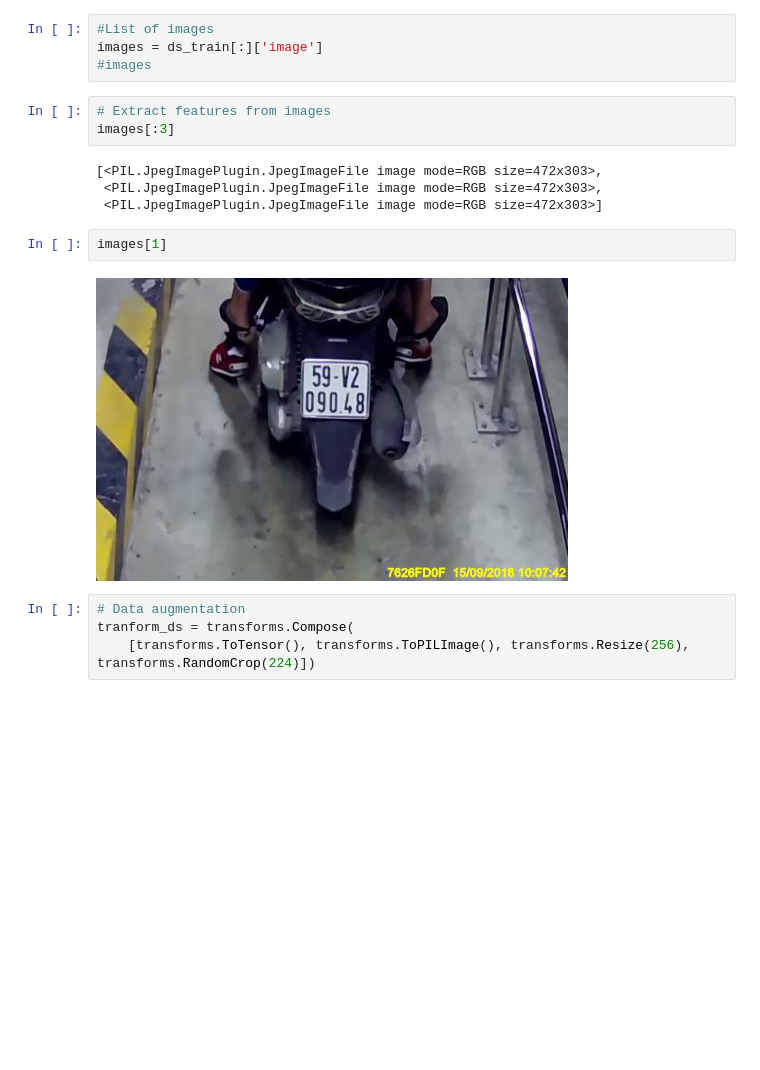
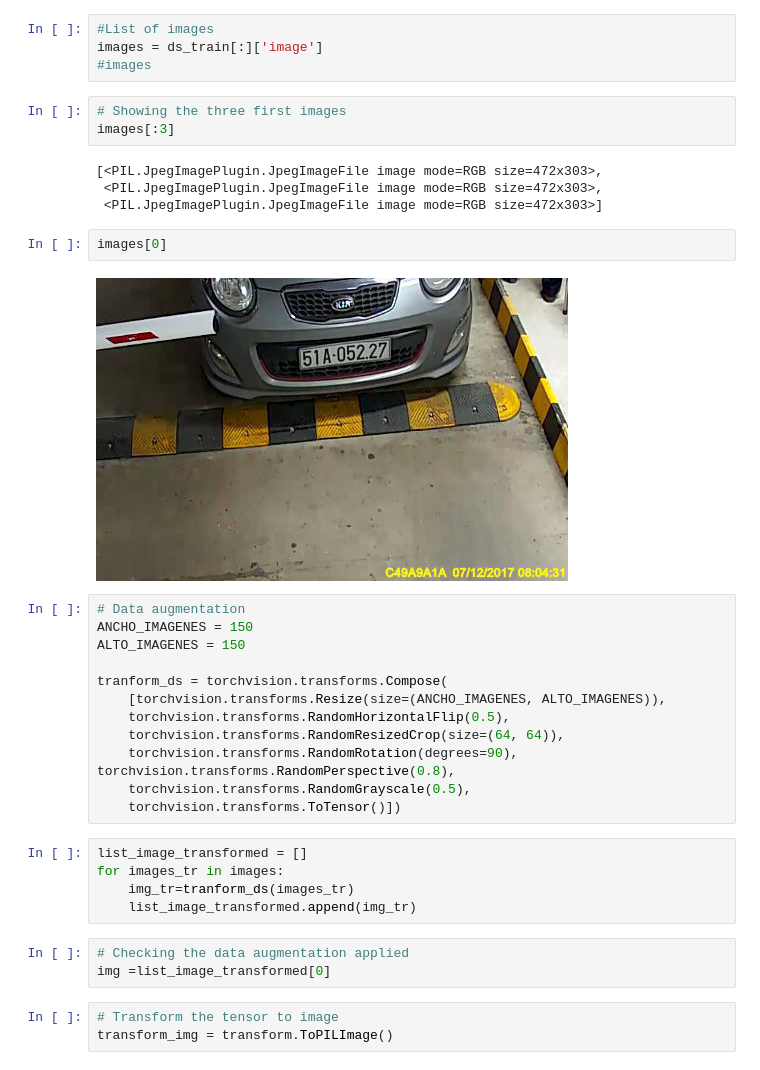
Before and after one commit to BenjaSar/VpC2, a Jupyter notebook: VpC2.ipynb, the cells around one changed output. Drawn from its saved outputs; the diff is of its cells as text; blank space fills up the shorter version.

Commit message:
Preprocessing image data with data augmentation for the training dataset

```diff
--- a/VpC2.ipynb
+++ b/VpC2.ipynb
@@ -77,17 +80,36 @@ ds_train.features
 images = ds_train[:]['image']
 #images
 # %%
-# Extract features from images
+# Showing the three first images
 images[:3]
 # %% [output]
 [<PIL.JpegImagePlugin.JpegImageFile image mode=RGB size=472x303>,
  <PIL.JpegImagePlugin.JpegImageFile image mode=RGB size=472x303>,
  <PIL.JpegImagePlugin.JpegImageFile image mode=RGB size=472x303>]
 # %%
-images[1]
+images[0]
 # %% [output]
-[figure, old version]
+[figure, new version]
-# %%
-# Data augmentation
-tranform_ds = transforms.Compose(
-    [transforms.ToTensor(), transforms.ToPILImage(), transforms.Resize(256), transforms.RandomCrop(224)])
+# %%
+# Data augmentation
+ANCHO_IMAGENES = 150
+ALTO_IMAGENES = 150
+
+tranform_ds = torchvision.transforms.Compose(
+    [torchvision.transforms.Resize(size=(ANCHO_IMAGENES, ALTO_IMAGENES)),
+    torchvision.transforms.RandomHorizontalFlip(0.5),
+    torchvision.transforms.RandomResizedCrop(size=(64, 64)),
+    torchvision.transforms.RandomRotation(degrees=90), torchvision.transforms.RandomPerspective(0.8),
+    torchvision.transforms.RandomGrayscale(0.5),
+    torchvision.transforms.ToTensor()])
+# %%
+list_image_transformed = []
+for images_tr in images:
+    img_tr=tranform_ds(images_tr)
+    list_image_transformed.append(img_tr)
+# %%
+# Checking the data augmentation applied
+img =list_image_transformed[0]
+# %%
+# Transform the tensor to image
+transform_img = transform.ToPILImage()
```
Also changed, not shown: parts of 3 cells of this notebook.
